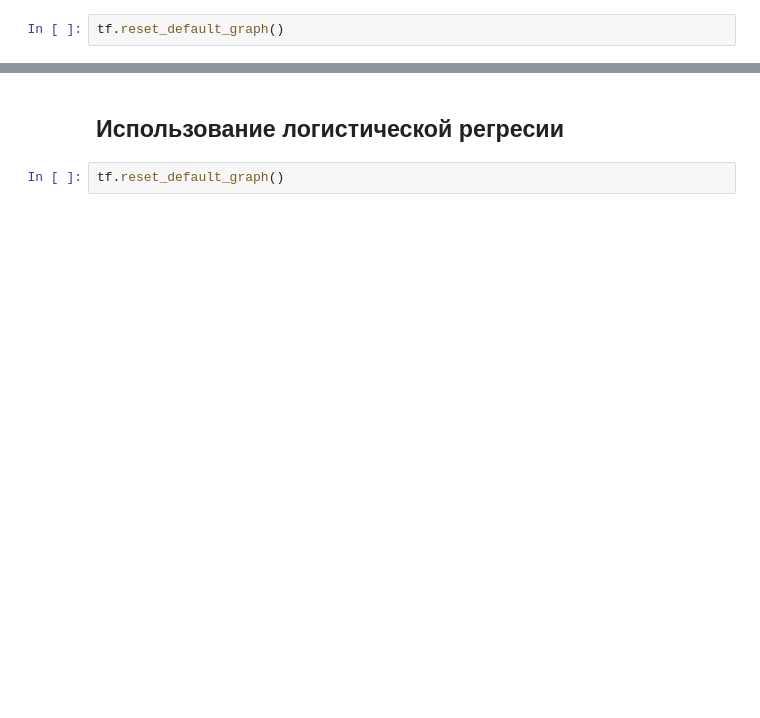
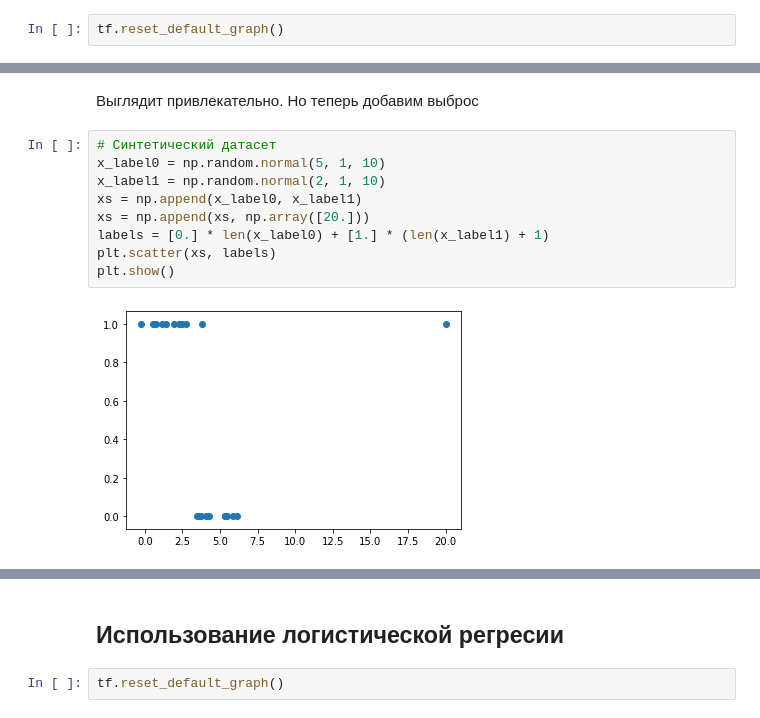
Before and after one commit to Gooogr/Book_Nishant_Shukla_Machine_Learning_with_TensorFlow, a Jupyter notebook: Chapter 4. Classification.ipynb, the cells around one changed output, grey strips where cells are left out. Saved outputs shown, nothing was run; the diff lists cells and outputs as text; blank space fills up the shorter version.

```diff
--- a/Chapter 4. Classification.ipynb
+++ b/Chapter 4. Classification.ipynb
@@ -62,0 +74,13 @@ Learned parameters: [ 0.46520972 -0.03971357]
+# %% [markdown]
+Выглядит привлекательно. Но теперь добавим выброс
+# %%
+# Синтетический датасет
+x_label0 = np.random.normal(5, 1, 10)
+x_label1 = np.random.normal(2, 1, 10)
+xs = np.append(x_label0, x_label1)
+xs = np.append(xs, np.array([20.]))
+labels = [0.] * len(x_label0) + [1.] * (len(x_label1) + 1)
+plt.scatter(xs, labels)
+plt.show()
+# %% [output]
+[figure, added]
```
Also changed, not shown: parts of 20 cells of this notebook.
